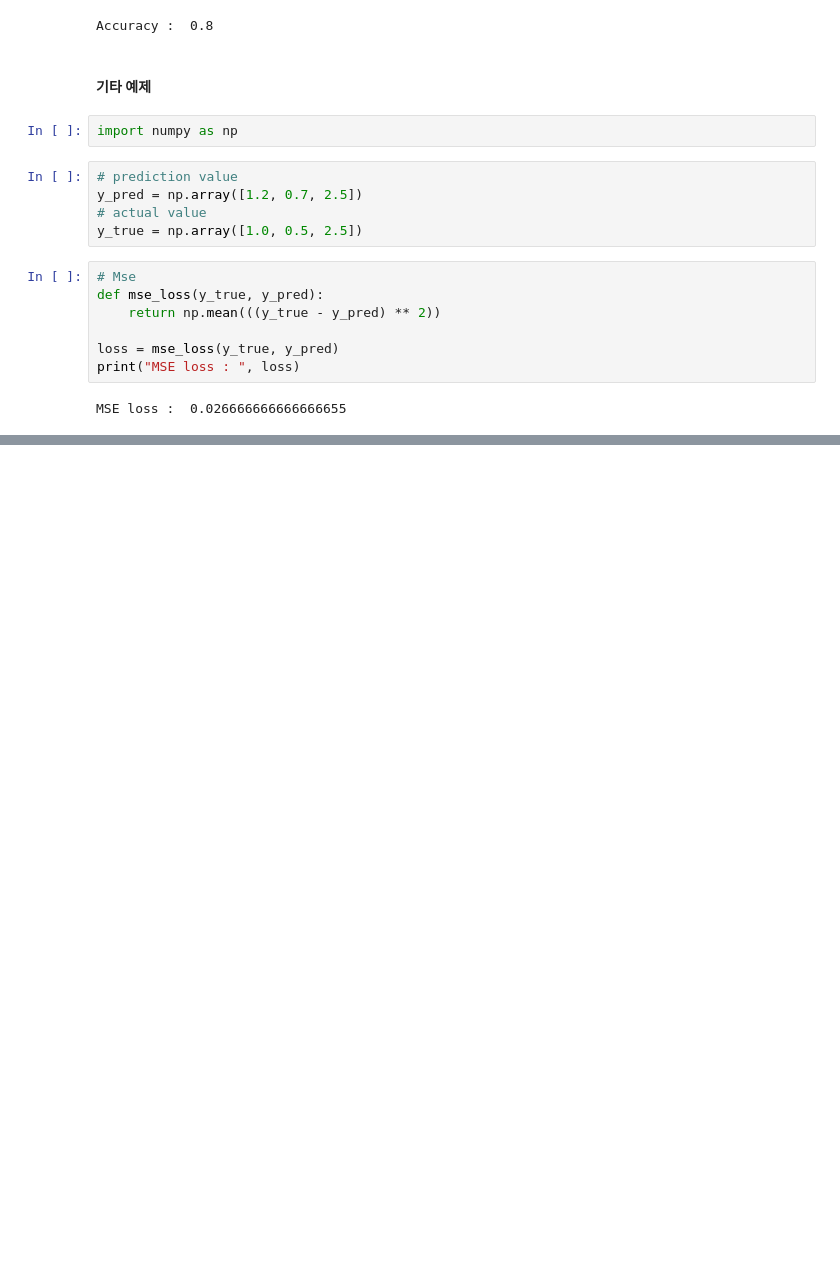
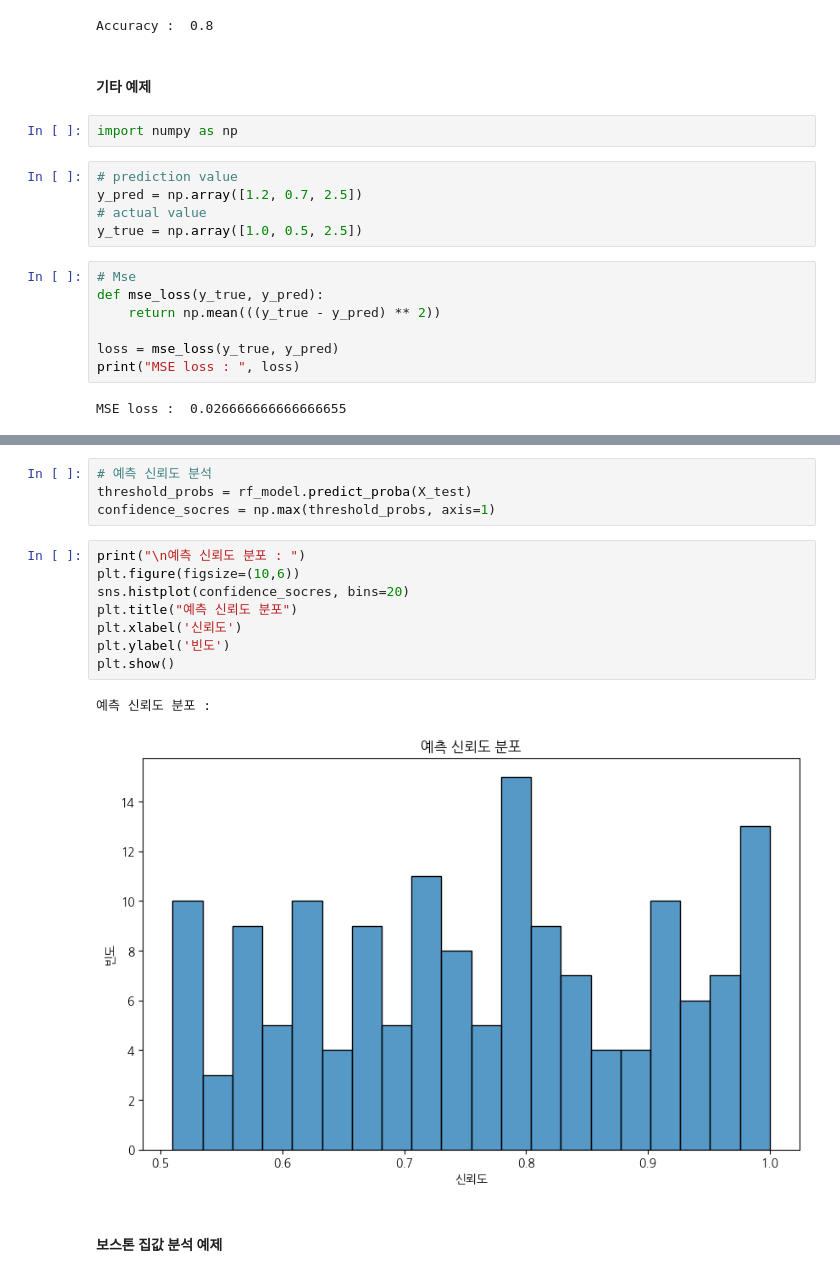
Before and after one commit to PlaidMoon99/AI_project, a Jupyter notebook: LinerRegression.ipynb, the cells around one changed output, grey strips where cells are left out. Saved outputs shown, nothing was run; the diff lists cells and outputs as text; blank space fills up the shorter version.

```diff
--- a/LinerRegression.ipynb
+++ b/LinerRegression.ipynb
@@ -1075,0 +1265,17 @@ MSE loss :  0.026666666666666655
+# %%
+# 예측 신뢰도 분석
+threshold_probs = rf_model.predict_proba(X_test)
+confidence_socres = np.max(threshold_probs, axis=1)
+# %%
+print("\n예측 신뢰도 분포 : ")
+plt.figure(figsize=(10,6))
+sns.histplot(confidence_socres, bins=20)
+plt.title("예측 신뢰도 분포")
+plt.xlabel('신뢰도')
+plt.ylabel('빈도')
+plt.show()
+# %% [output]
+예측 신뢰도 분포 :
+[figure, added]
+# %% [markdown]
+#### 보스톤 집값 분석 예제
```
Also changed, not shown: parts of 60 cells of this notebook.
